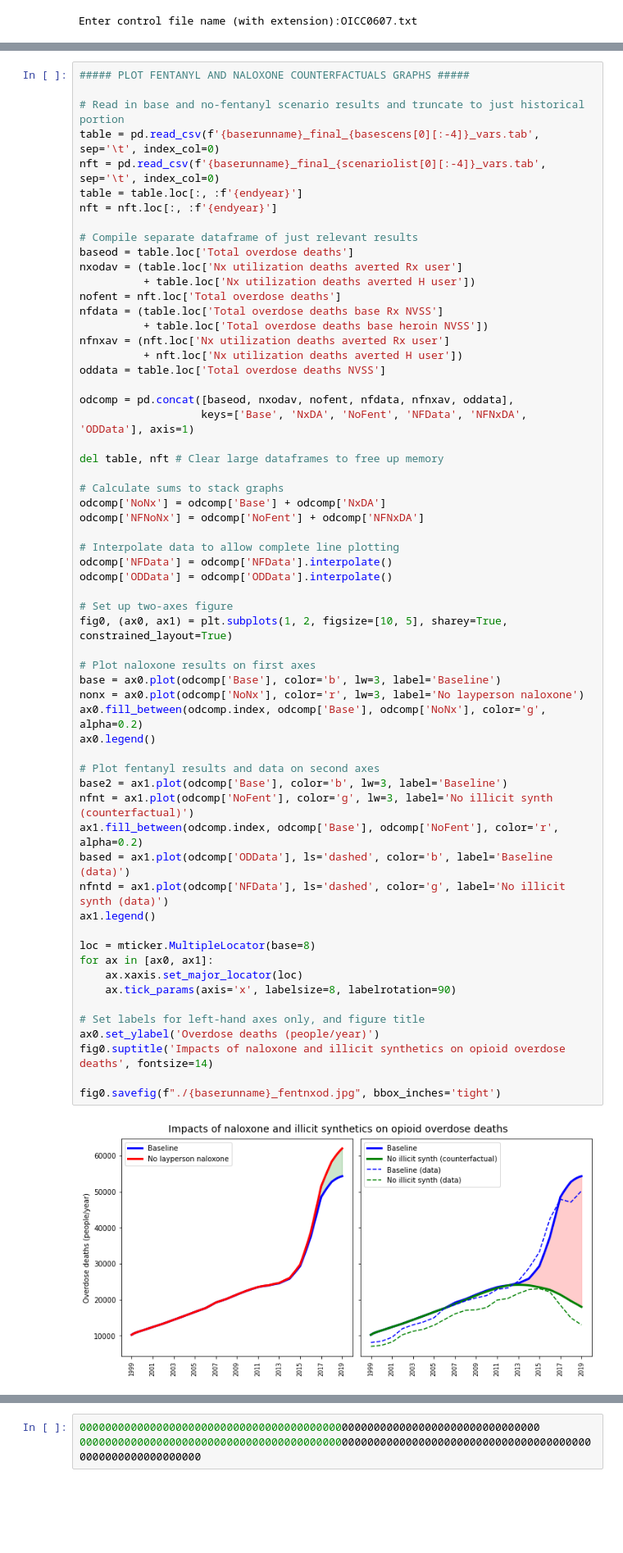
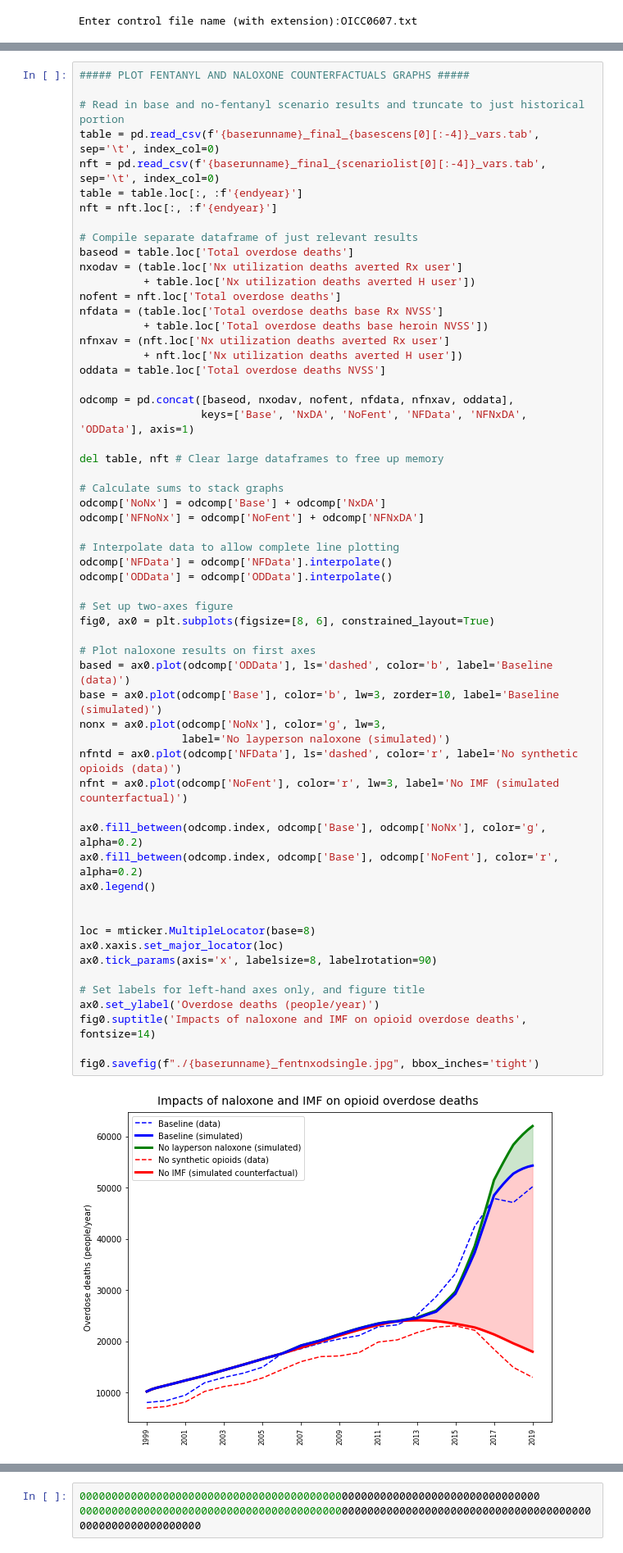
Before and after one commit to tseyanglim/SOURCE, a Jupyter notebook: Analysis & Graphing/OSM Graphing - Main Paper.ipynb, the cells around one changed output, grey strips where cells are left out. Shown at 82% size. Saved outputs shown, nothing was run; the diff lists cells and outputs as text; blank space fills up the shorter version.

```diff
--- a/Analysis & Graphing/OSM Graphing - Main Paper.ipynb
+++ b/Analysis & Graphing/OSM Graphing - Main Paper.ipynb
@@ -304,49 +292,47 @@ nfdata = (table.loc['Total overdose deaths base Rx NVSS']
 nfnxav = (nft.loc['Nx utilization deaths averted Rx user']
           + nft.loc['Nx utilization deaths averted H user'])
 oddata = table.loc['Total overdose deaths NVSS']
 
 odcomp = pd.concat([baseod, nxodav, nofent, nfdata, nfnxav, oddata],
                    keys=['Base', 'NxDA', 'NoFent', 'NFData', 'NFNxDA', 'ODData'], axis=1)
 
 del table, nft # Clear large dataframes to free up memory
 
 # Calculate sums to stack graphs
 odcomp['NoNx'] = odcomp['Base'] + odcomp['NxDA']
 odcomp['NFNoNx'] = odcomp['NoFent'] + odcomp['NFNxDA']
 
 # Interpolate data to allow complete line plotting
 odcomp['NFData'] = odcomp['NFData'].interpolate()
 odcomp['ODData'] = odcomp['ODData'].interpolate()
 
 # Set up two-axes figure
-fig0, (ax0, ax1) = plt.subplots(1, 2, figsize=[10, 5], sharey=True, constrained_layout=True)
+fig0, ax0 = plt.subplots(figsize=[8, 6], constrained_layout=True)
 
 # Plot naloxone results on first axes
-base = ax0.plot(odcomp['Base'], color='b', lw=3, label='Baseline')
-nonx = ax0.plot(odcomp['NoNx'], color='r', lw=3, label='No layperson naloxone')
+based = ax0.plot(odcomp['ODData'], ls='dashed', color='b', label='Baseline (data)')
+base = ax0.plot(odcomp['Base'], color='b', lw=3, zorder=10, label='Baseline (simulated)')
+nonx = ax0.plot(odcomp['NoNx'], color='g', lw=3,
+                label='No layperson naloxone (simulated)')
+nfntd = ax0.plot(odcomp['NFData'], ls='dashed', color='r', label='No synthetic opioids (data)')
+nfnt = ax0.plot(odcomp['NoFent'], color='r', lw=3, label='No IMF (simulated counterfactual)')
+
 ax0.fill_between(odcomp.index, odcomp['Base'], odcomp['NoNx'], color='g', alpha=0.2)
+ax0.fill_between(odcomp.index, odcomp['Base'], odcomp['NoFent'], color='r', alpha=0.2)
 ax0.legend()
 
-# Plot fentanyl results and data on second axes
-base2 = ax1.plot(odcomp['Base'], color='b', lw=3, label='Baseline')
-nfnt = ax1.plot(odcomp['NoFent'], color='g', lw=3, label='No illicit synth (counterfactual)')
-ax1.fill_between(odcomp.index, odcomp['Base'], odcomp['NoFent'], color='r', alpha=0.2)
-based = ax1.plot(odcomp['ODData'], ls='dashed', color='b', label='Baseline (data)')
-nfntd = ax1.plot(odcomp['NFData'], ls='dashed', color='g', label='No illicit synth (data)')
-ax1.legend()
 
 loc = mticker.MultipleLocator(base=8)
-for ax in [ax0, ax1]:
-    ax.xaxis.set_major_locator(loc)
-    ax.tick_params(axis='x', labelsize=8, labelrotation=90)
+ax0.xaxis.set_major_locator(loc)
+ax0.tick_params(axis='x', labelsize=8, labelrotation=90)
 
 # Set labels for left-hand axes only, and figure title
 ax0.set_ylabel('Overdose deaths (people/year)')
-fig0.suptitle('Impacts of naloxone and illicit synthetics on opioid overdose deaths', fontsize=14)
+fig0.suptitle('Impacts of naloxone and IMF on opioid overdose deaths', fontsize=14)
 
-fig0.savefig(f"./{baserunname}_fentnxod.jpg", bbox_inches='tight')
+fig0.savefig(f"./{baserunname}_fentnxodsingle.jpg", bbox_inches='tight')
 # %% [output]
-[figure, old version]
+[figure, new version]
 # %%
 ##### PLOT ALL VARS FIT TO DATA & PROJECTIONS #####
 
```
Also changed, not shown: parts of 5 cells of this notebook, 6 other files.
